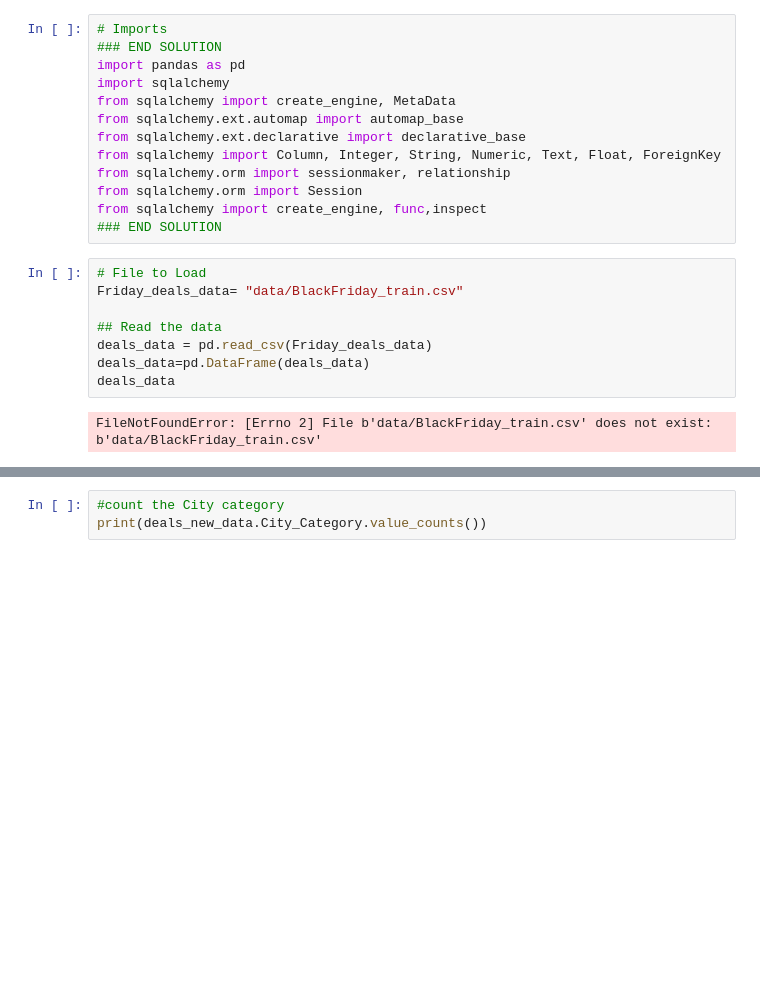
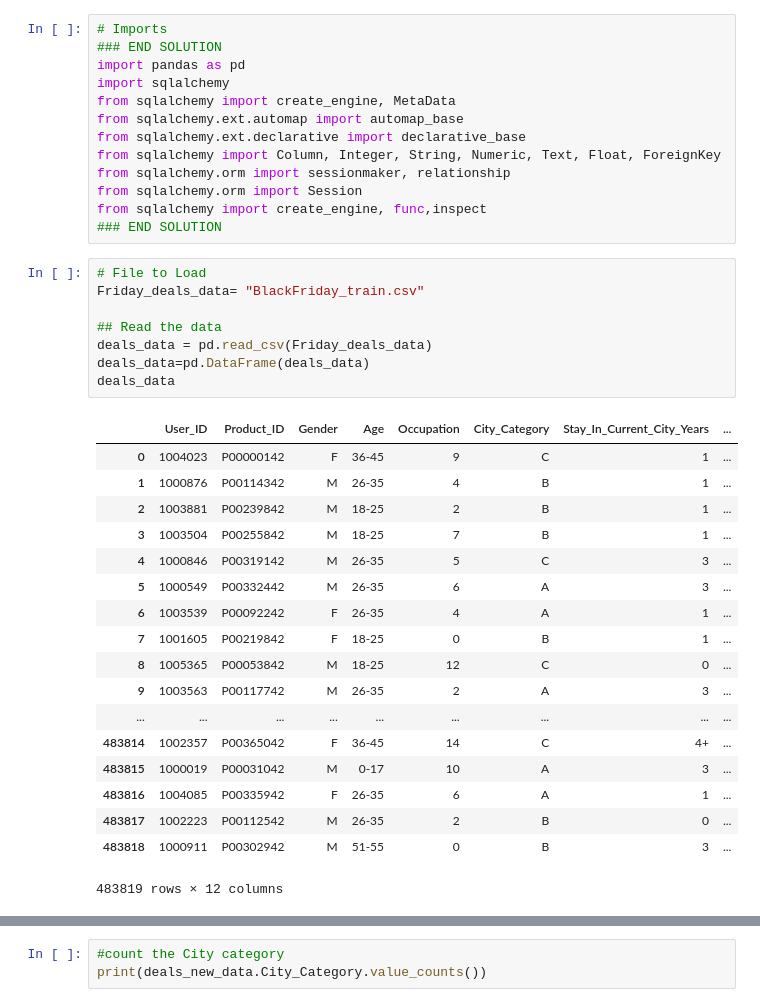
Before and after one commit to JayshreeManiar/Black_friday_deals_analysis, a Jupyter notebook: templates/Deals_data.ipynb, the cells around one changed output, grey strips where cells are left out. Drawn from its saved outputs; the diff is of its cells as text; blank space fills up the shorter version.

```diff
--- a/templates/Deals_data.ipynb
+++ b/templates/Deals_data.ipynb
@@ -17,13 +17,30 @@ from sqlalchemy import create_engine, func,inspect
 ### END SOLUTION
 # %%
 # File to Load
-Friday_deals_data= "data/BlackFriday_train.csv"
+Friday_deals_data= "BlackFriday_train.csv"
 
 ## Read the data
 deals_data = pd.read_csv(Friday_deals_data)
 deals_data=pd.DataFrame(deals_data)
 deals_data
 # %% [output]
+|  | User_ID | Product_ID | Gender | Age | Occupation | City_Category | Stay_In_Current_City_Years | ... |
+| 0 | 1004023 | P00000142 | F | 36-45 | 9 | C | 1 | ... |
+| 1 | 1000876 | P00114342 | M | 26-35 | 4 | B | 1 | ... |
+| 2 | 1003881 | P00239842 | M | 18-25 | 2 | B | 1 | ... |
+| 3 | 1003504 | P00255842 | M | 18-25 | 7 | B | 1 | ... |
+| 4 | 1000846 | P00319142 | M | 26-35 | 5 | C | 3 | ... |
+| 5 | 1000549 | P00332442 | M | 26-35 | 6 | A | 3 | ... |
+| 6 | 1003539 | P00092242 | F | 26-35 | 4 | A | 1 | ... |
+| 7 | 1001605 | P00219842 | F | 18-25 | 0 | B | 1 | ... |
+| 8 | 1005365 | P00053842 | M | 18-25 | 12 | C | 0 | ... |
+| 9 | 1003563 | P00117742 | M | 26-35 | 2 | A | 3 | ... |
+| ... | ... | ... | ... | ... | ... | ... | ... | ... |
+| 483814 | 1002357 | P00365042 | F | 36-45 | 14 | C | 4+ | ... |
+| 483815 | 1000019 | P00031042 | M | 0-17 | 10 | A | 3 | ... |
+| 483816 | 1004085 | P00335942 | F | 26-35 | 6 | A | 1 | ... |
+| 483817 | 1002223 | P00112542 | M | 26-35 | 2 | B | 0 | ... |
+| 483818 | 1000911 | P00302942 | M | 51-55 | 0 | B | 3 | ... |
-FileNotFoundError: [Errno 2] File b'data/BlackFriday_train.csv' does not exist: b'data/BlackFriday_train.csv'
+483819 rows × 12 columns
 # %%
 print(deals_data.nunique())
```
Also changed, not shown: parts of 15 cells of this notebook, 1 other file.
